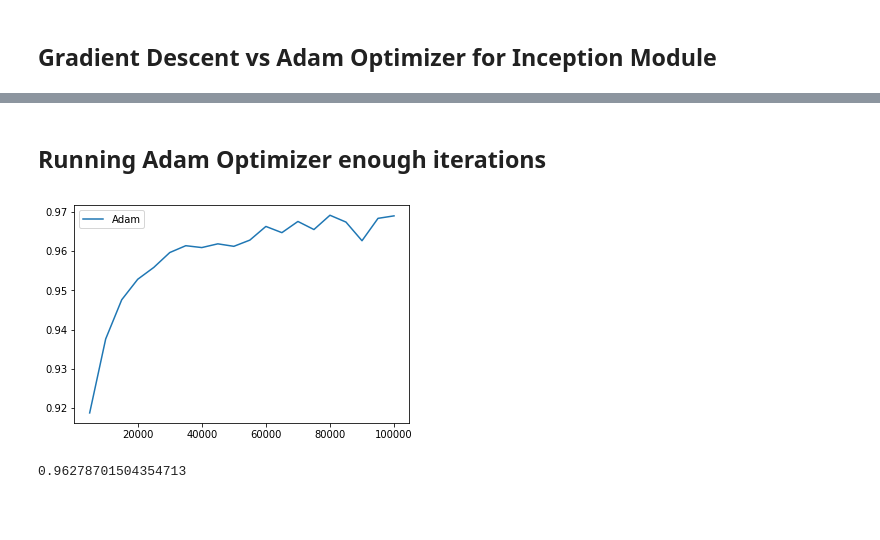
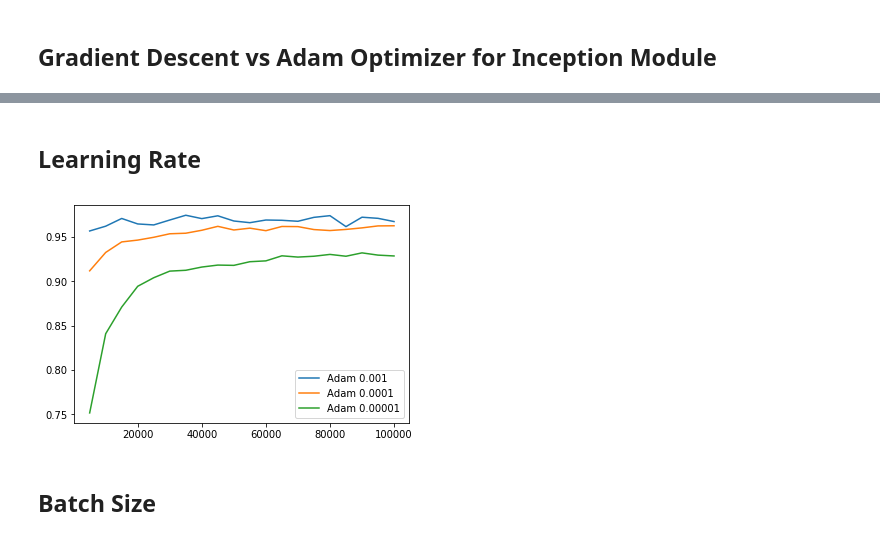
Before and after one commit to RaduStoicescu/TensorFlow-in-small-bites, a Jupyter notebook: 2.7. Inception Module.ipynb, the cells around one changed output, grey strips where cells are left out. Drawn from its saved outputs; the diff is of its cells as text; code cells hidden in the pictures; blank space fills up the shorter version.

```diff
--- a/2.7. Inception Module.ipynb
+++ b/2.7. Inception Module.ipynb
@@ -211,14 +211,18 @@ plt.show()
-# %% [markdown]
-## Running Adam Optimizer enough iterations
+# %% [markdown]
+## Learning Rate
 # %%
-r3, e3, t3, v3 = run_training(logits, adam, 0.0001, 0.5, 5000, 20, xtr, ytr, xte, yte, 64, 0)
+r3, e3, t3, v3 = run_training(logits, adam, 0.001, 0.5, 5000, 20, xtr, ytr, xte, yte, 64, 0)
+# %%
+r4, e4, t4, v4 = run_training(logits, adam, 0.0001, 0.5, 5000, 20, xtr, ytr, xte, yte, 64, 0)
+# %%
+r5, e5, t5, v5 = run_training(logits, adam, 0.00001, 0.5, 5000, 20, xtr, ytr, xte, yte, 64, 0)
 # %%
-plt.plot(t3,e3, label='Adam')
+plt.plot(t3,e3, label='Adam 0.001')
+plt.plot(t4,e4, label='Adam 0.0001')
+plt.plot(t5,e5, label='Adam 0.00001')
 plt.legend()
 plt.show()
 # %% [output]
-[figure, old version]
+[figure, new version]
-# %%
-v3
-# %% [output]
-0.96278701504354713
+# %% [markdown]
+## Batch Size
```
Also changed, not shown: parts of 8 cells of this notebook.
